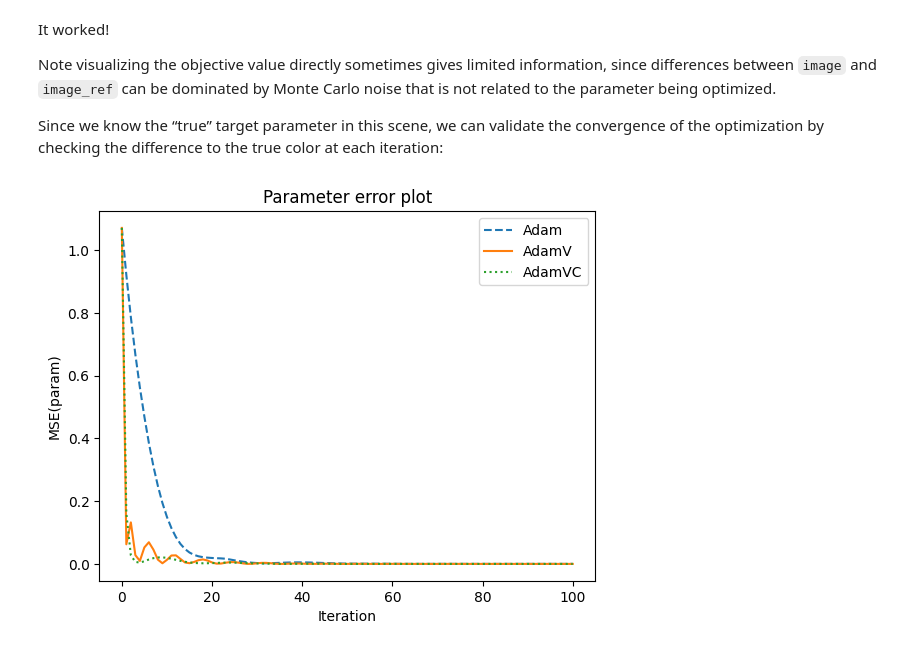
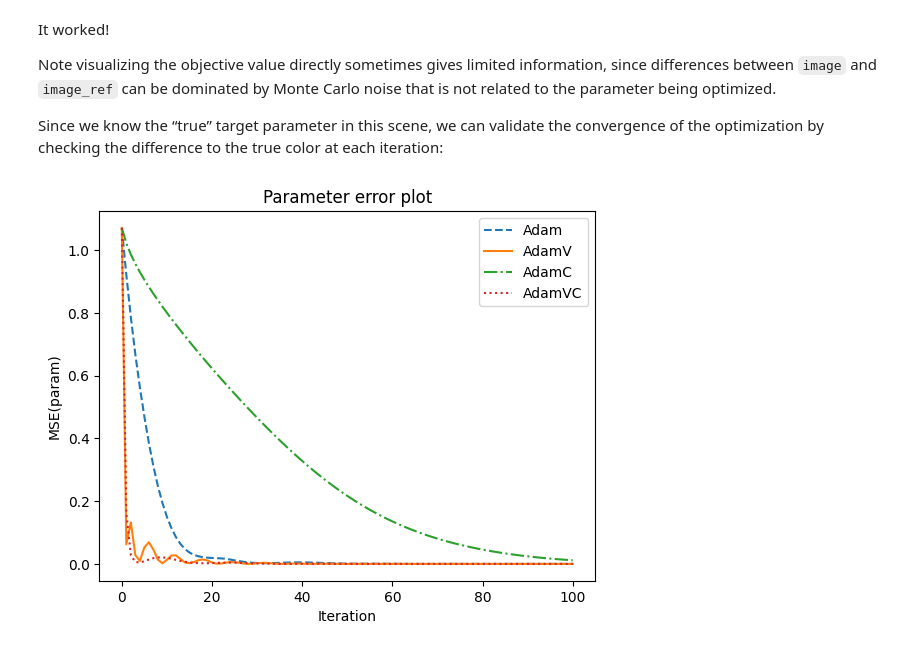
Before and after one commit to YanniZhangYZ/mitsuba-tutorials, a Jupyter notebook: variance_counter_test/variance_counter_batch.ipynb, the cells around one changed output. Saved outputs shown, nothing was run; the diff lists cells and outputs as text; code cells hidden in the pictures.

```diff
--- a/variance_counter_test/variance_counter_batch.ipynb
+++ b/variance_counter_test/variance_counter_batch.ipynb
@@ -57,6 +55,7 @@ Bitmap[
 # %%
 params_Adam = mi.traverse(scene_Adam)
 params_AdamV = mi.traverse(scene_AdamV)
+params_AdamC = mi.traverse(scene_AdamC)
 params_AdamVC = mi.traverse(scene_AdamVC)
 params_Adam
 # %% [output]
@@ -83,17 +82,20 @@ SceneParameters[
 # Save the original value
 param_ref_Adam = mi.Color3f(params_Adam[key])
 param_ref_AdamV = mi.Color3f(params_AdamV[key])
+param_ref_AdamC = mi.Color3f(params_AdamC[key])
 param_ref_AdamVC = mi.Color3f(params_AdamVC[key])
 
 
 # Set another color value and update the scene
 params_Adam[key] = mi.Color3f(0.01, 0.2, 0.9)
 params_AdamV[key] = mi.Color3f(0.01, 0.2, 0.9)
+params_AdamC[key] = mi.Color3f(0.01, 0.2, 0.9)
 params_AdamVC[key] = mi.Color3f(0.01, 0.2, 0.9)
 
 
 params_Adam.update();
 params_AdamV.update();
+params_AdamC.update();
 params_AdamVC.update();
 # %% [markdown]
 As expected, when rendering the scene again, the wall has changed color.
@@ -131,15 +133,18 @@ This first call to `params.update()` ensures that gradient tracking with respect
 # %%
 opt_Adam = mi.ad.Adam(lr=0.05)
 opt_AdamV = mi.ad.AdamV(lr=0.05)
+opt_AdamC = mi.ad.AdamC(lr=0.05)
 opt_AdamVC = mi.ad.AdamVC(lr=0.05)
 
 
 opt_Adam[key] = params_Adam[key]
 opt_AdamV[key] = params_AdamV[key]
+opt_AdamC[key] = params_AdamC[key]
 opt_AdamVC[key] = params_AdamVC[key]
 
 params_Adam.update(opt_Adam);
 params_AdamV.update(opt_AdamV);
+params_AdamC.update(opt_AdamC);
 params_AdamVC.update(opt_AdamVC);
 # %% [markdown]
 At every iteration of the gradient descent, we will compute the derivatives of the scene parameters with respect to the objective function. In this simple experiment, we use the [*mean square error*][1], or $L_2$ error, between the current image and the reference created above.
@@ -199,6 +204,7 @@ def optimize(params, scene,opt,param_ref,iteration_count):
 
 errors_Adam = optimize(params_Adam, scene_Adam,opt_Adam,param_ref_Adam,iteration_count);
 errors_AdamV = optimize(params_AdamV, scene_AdamV,opt_AdamV,param_ref_AdamV,iteration_count);
+errors_AdamC = optimize(params_AdamC, scene_AdamC,opt_AdamC,param_ref_AdamC,iteration_count);
 errors_AdamVC = optimize(params_AdamVC, scene_AdamVC,opt_AdamVC,param_ref_AdamVC,iteration_count);
 # %% [output]
 Iteration 99: parameter error = 0.000088
@@ -272,13 +293,13 @@ Since we know the “true” target parameter in this scene, we can validate the
 # %%
 import matplotlib.pyplot as plt
 
 plt.plot(errors_Adam, linestyle='--',label='Adam')
 plt.plot(errors_AdamV, linestyle='-',label='AdamV')
+plt.plot(errors_AdamC, linestyle='-.',label='AdamC')
 plt.plot(errors_AdamVC, linestyle=':',label='AdamVC')
 plt.legend()
 
 plt.xlabel('Iteration'); plt.ylabel('MSE(param)'); plt.title('Parameter error plot');
-# plt.savefig('/Users/yannizhang/Desktop/veach_mis.png')
 plt.show()
 # %% [output]
-[figure, old version]
+[figure, new version]
```
Also changed, not shown: parts of 11 cells of this notebook, 6 other files.
